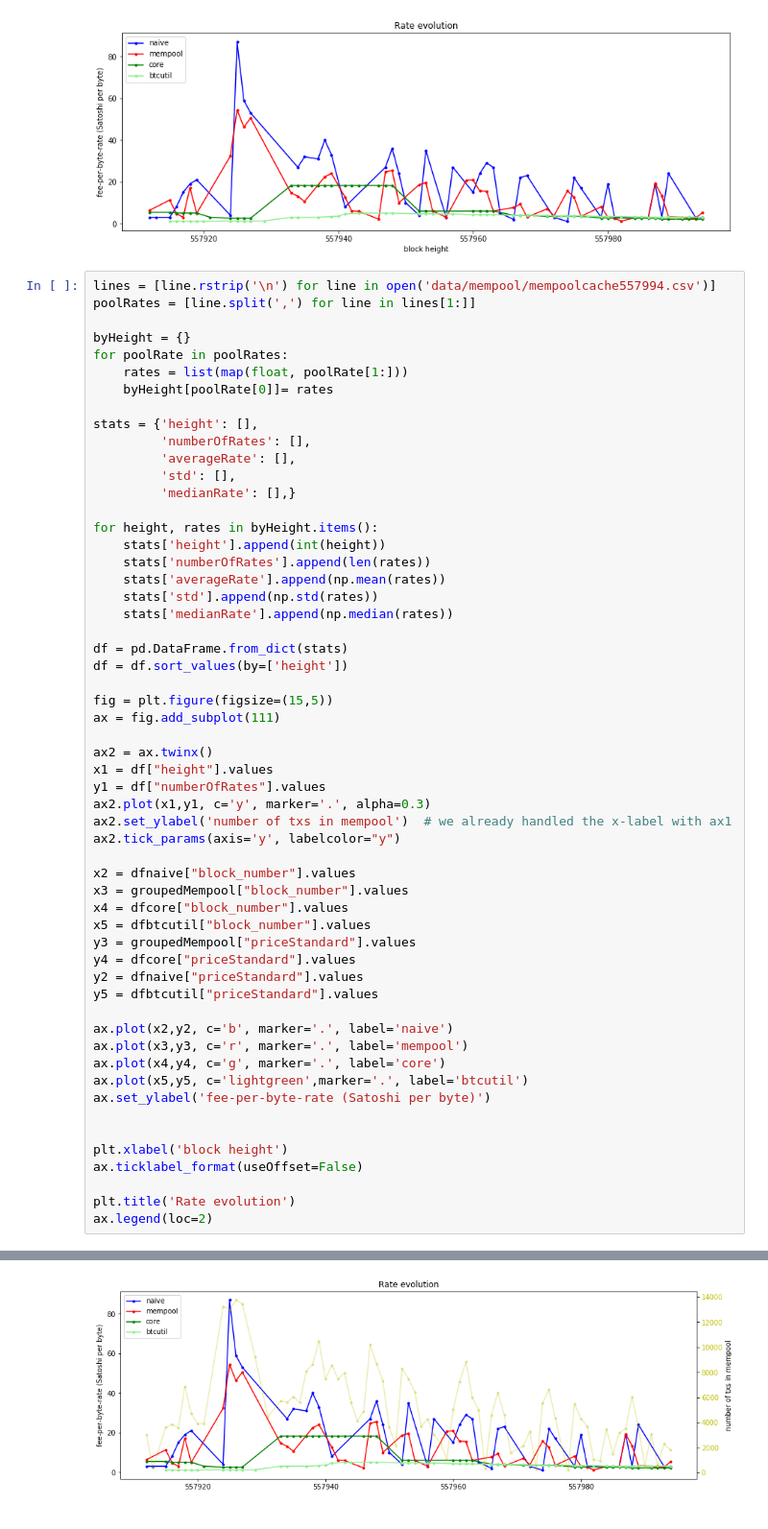
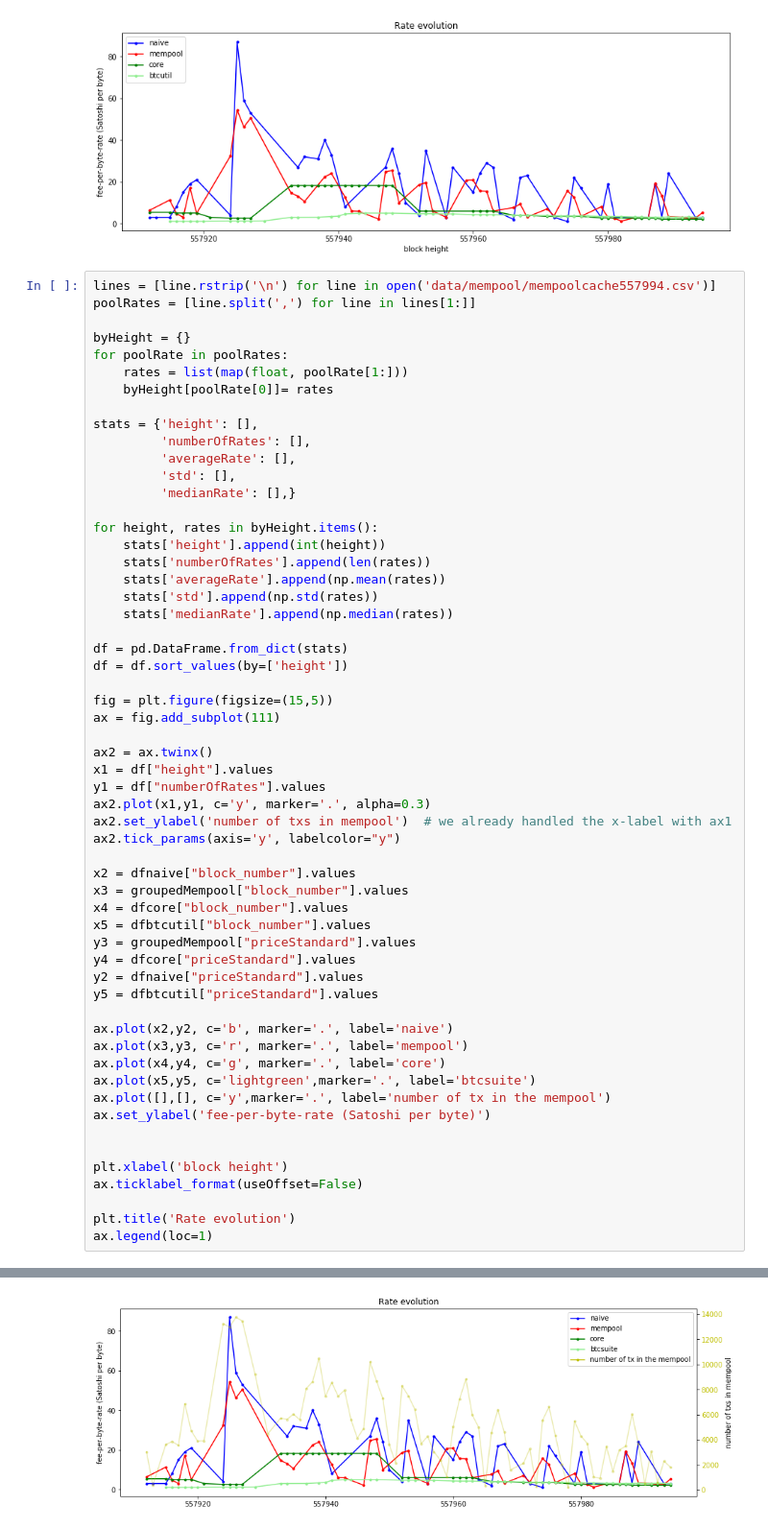
Before and after one commit to mariusgiger/bitcoin-feeestimator-analysis, a Jupyter notebook: Analysis - Comparison.ipynb, the cells around one changed output, grey strips where cells are left out. Shown at 96% size. Drawn from its saved outputs; the diff is of its cells as text.

```diff
--- a/Analysis - Comparison.ipynb
+++ b/Analysis - Comparison.ipynb
@@ -141,33 +166,34 @@ fig = plt.figure(figsize=(15,5))
 ax = fig.add_subplot(111)
 
 ax2 = ax.twinx()
 x1 = df["height"].values
 y1 = df["numberOfRates"].values
 ax2.plot(x1,y1, c='y', marker='.', alpha=0.3)
 ax2.set_ylabel('number of txs in mempool')  # we already handled the x-label with ax1
 ax2.tick_params(axis='y', labelcolor="y")
 
 x2 = dfnaive["block_number"].values
 x3 = groupedMempool["block_number"].values
 x4 = dfcore["block_number"].values
 x5 = dfbtcutil["block_number"].values
 y3 = groupedMempool["priceStandard"].values
 y4 = dfcore["priceStandard"].values
 y2 = dfnaive["priceStandard"].values
 y5 = dfbtcutil["priceStandard"].values
 
 ax.plot(x2,y2, c='b', marker='.', label='naive')
 ax.plot(x3,y3, c='r', marker='.', label='mempool')
 ax.plot(x4,y4, c='g', marker='.', label='core')
-ax.plot(x5,y5, c='lightgreen',marker='.', label='btcutil')
+ax.plot(x5,y5, c='lightgreen',marker='.', label='btcsuite')
+ax.plot([],[], c='y',marker='.', label='number of tx in the mempool')
 ax.set_ylabel('fee-per-byte-rate (Satoshi per byte)')
 
 
 plt.xlabel('block height')
 ax.ticklabel_format(useOffset=False)
 
 plt.title('Rate evolution')
-ax.legend(loc=2)
+ax.legend(loc=1)
 # %% [output]
 <matplotlib.legend.Legend at 0x...>
-[figure, old version]
+[figure, new version]
```
Also changed, not shown: parts of 5 cells of this notebook, 5 other files.
